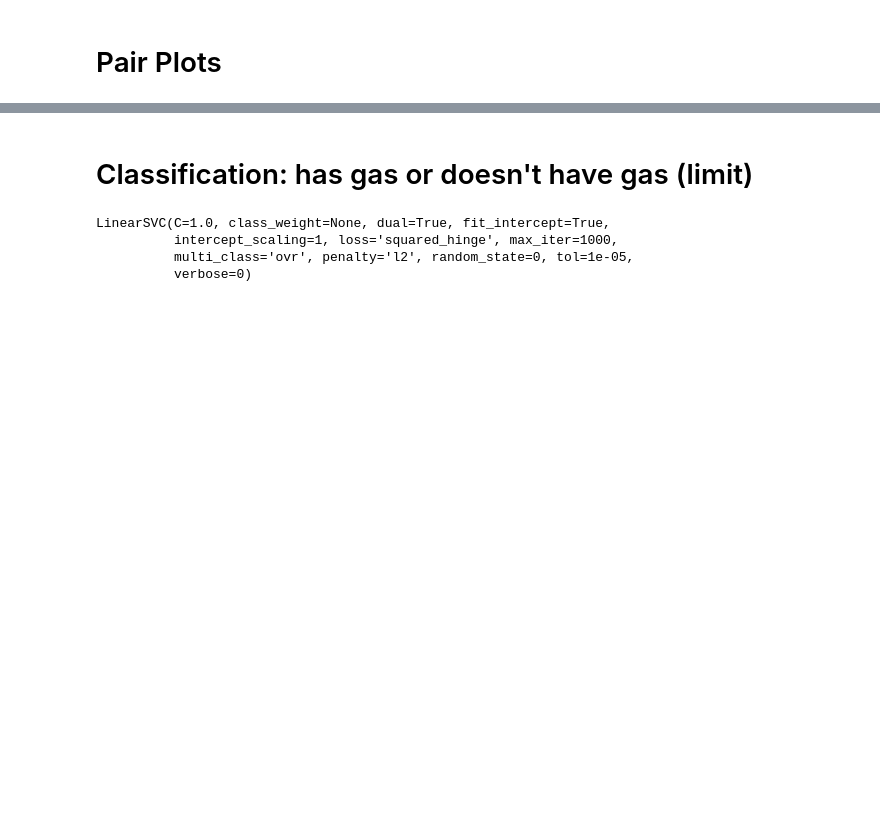
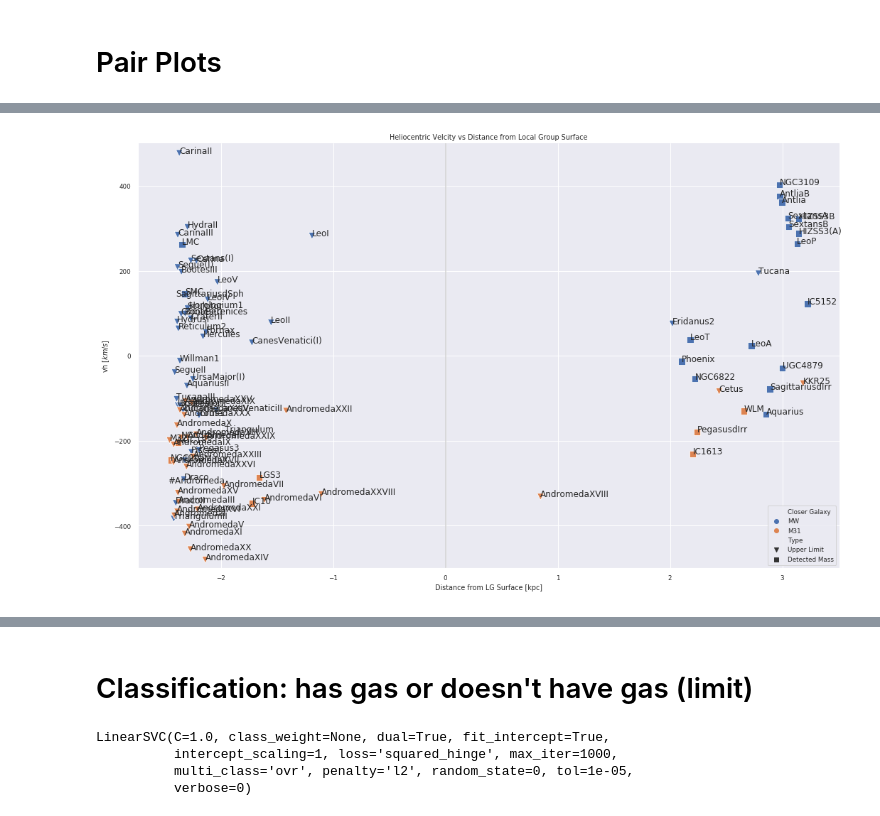
Before and after one commit to janagrc/HIdwarflimits, a Jupyter notebook: HI_Limits.ipynb, the cells around one changed output, grey strips where cells are left out. Saved outputs shown, nothing was run; the diff lists cells and outputs as text; code cells hidden in the pictures; blank space fills up the shorter version.

Commit message:
star formation histories, added plots

```diff
--- a/HI_Limits.ipynb
+++ b/HI_Limits.ipynb
@@ -2534,0 +2685,47 @@ sb.pairplot(galaxies)
+# %%
+#vh (kms) vs D_LG
+
+
+font = {'family' : 'normal',
+        'weight' : 'normal',
+        'size'   : 12}
+
+plt.rc('font', **font)
+
+plot_df = gals_merged[gals_merged['mw_dist'] < 2000]
+plot_df = plot_df[plot_df['vh(km/s)'].notnull()]
+plot_df.reset_index(drop=True, inplace=True)
+label=[]
+
+LG_model = 'ell_surf_dist'
+
+plot_df.rename(columns = {'Closer_MW_M31':'Closer Galaxy'}, inplace = True)
+plot_df.rename(columns = {'MHI_type':'Type'}, inplace = True)
+
+plot_df.replace({'detected_mass': 'Detected Mass', 'upper_limit': 'Upper Limit'},inplace=True)
+
+fg = sb.FacetGrid(data=plot_df, hue='MHI_source', height=9,aspect=1.61)
+fg.set(xscale="linear", yscale="linear")
+
+#fg.map(plt.scatter, 'min_dist_mw_or_m31', 'MHI_computed').add_legend()
+fg = sb.scatterplot(x=plot_df[LG_model], y=plot_df['vh(km/s)'],hue=plot_df['Closer Galaxy'],style=plot_df['Type'],markers={"Detected Mass": "s", "Upper Limit": "v"},s=90)
+#print(gals_merged.count())
+count = 0
+for i, txt in enumerate(plot_df.GalaxyName):
+    label = plot_df["GalaxyName"].iat[i]
+    label_x = plot_df[LG_model].iat[i]
+    label_y = plot_df['vh(km/s)'].iat[i]
+    plt.annotate(label,(label_x,label_y))
+
+plt.ylim(-500,500)
+#plt.axvline(250,color='steelblue')
+#plt.axvline(300,color='darkorange')
+
+plt.axvline(0,color='lightgray')
+
+plt.title("Heliocentric Velcity vs Distance from Local Group Surface")
+plt.ylabel("vh [$km/s$]")
+plt.xlabel("Distance from LG Surface [kpc]")
+plt.show()
+# %% [output]
+[figure, added]
```
Also changed, not shown: parts of 20 cells of this notebook.
